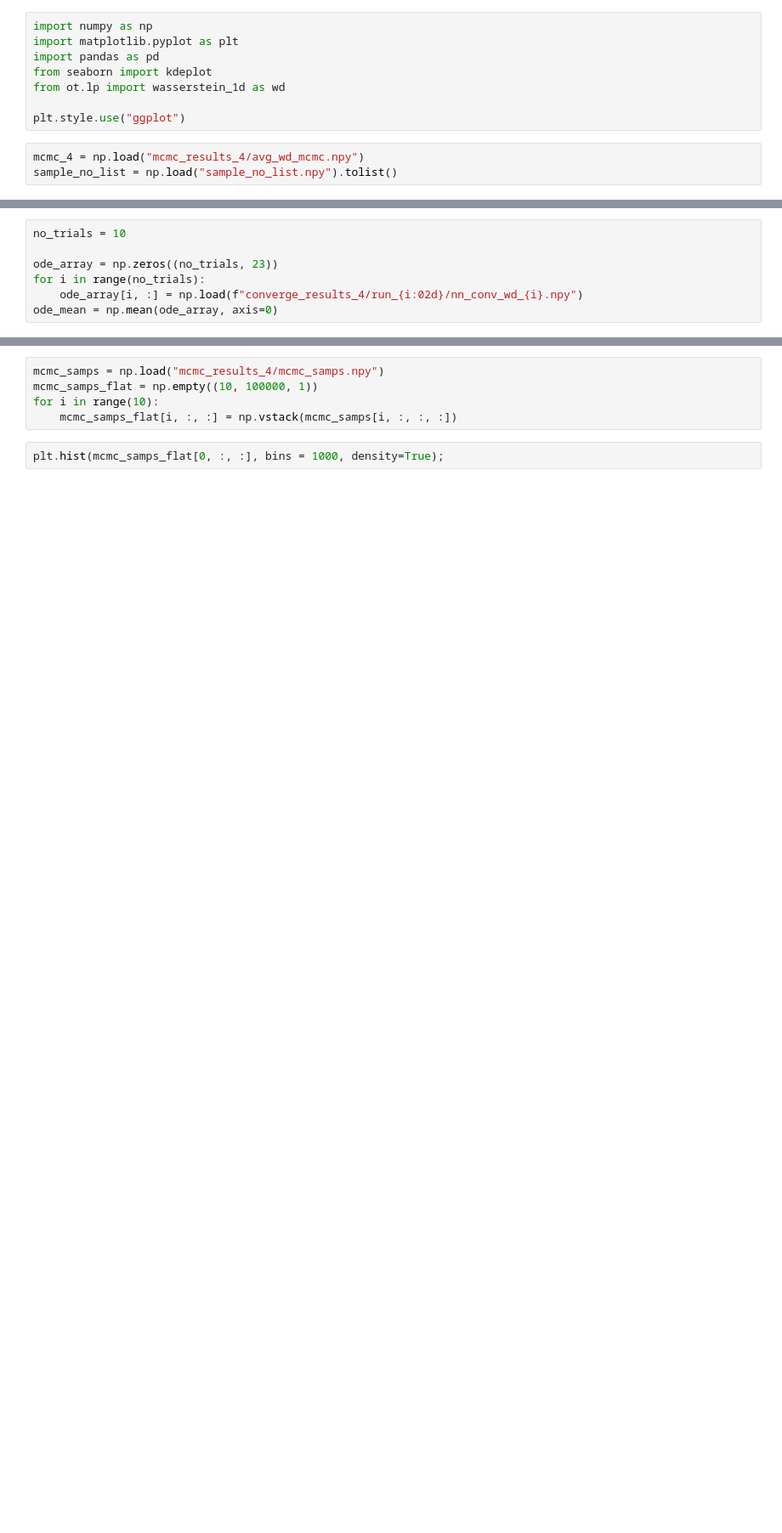
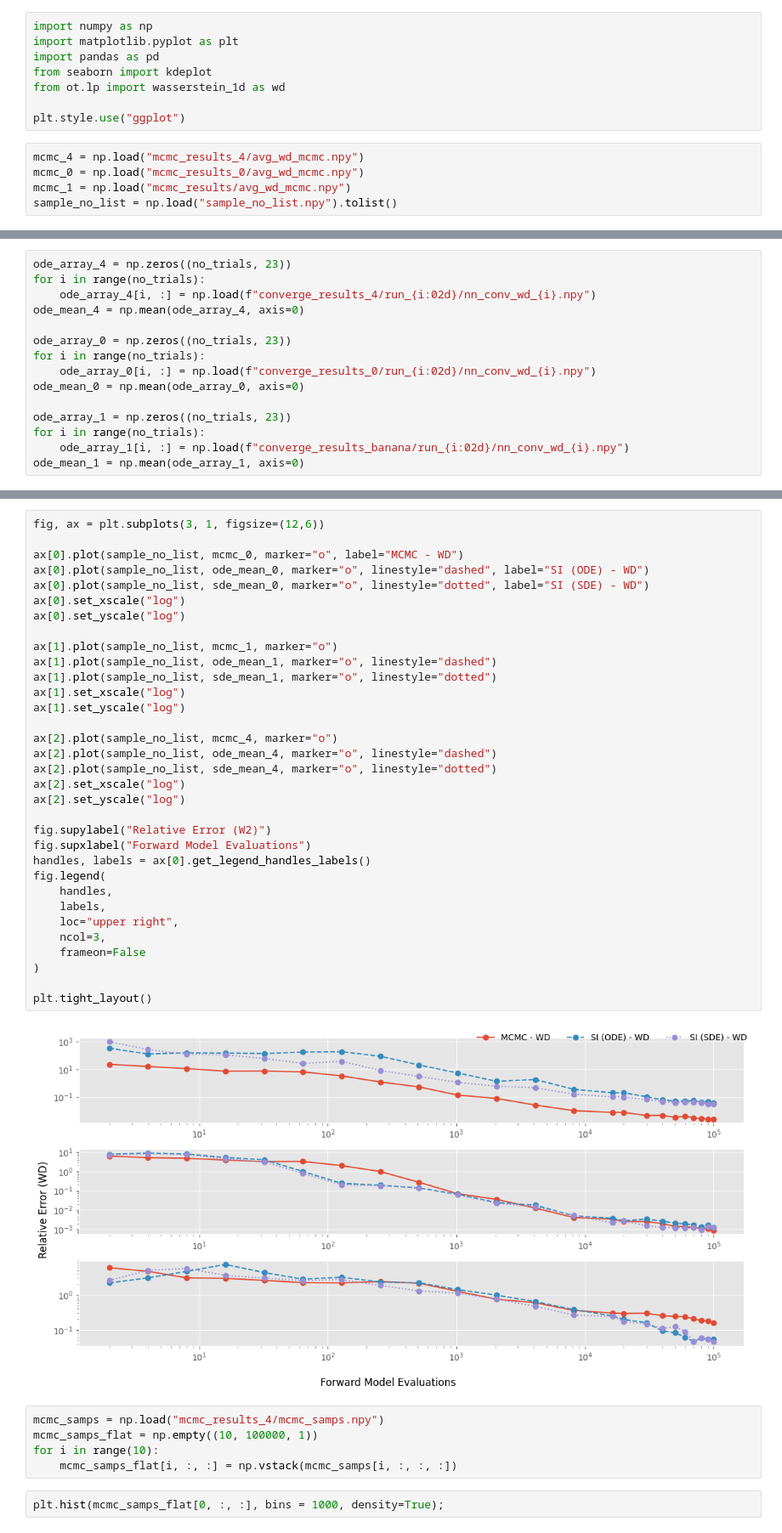
Before and after one commit to abjohnson117/TransportVsMcmcExperiments, a Jupyter notebook: banana/convergence_plots.ipynb, the cells around one changed output, grey strips where cells are left out. Shown at 85% size. Drawn from its saved outputs; the diff is of its cells as text; blank space fills up the shorter version.

```diff
--- a/banana/convergence_plots.ipynb
+++ b/banana/convergence_plots.ipynb
@@ -8,5 +8,7 @@ from ot.lp import wasserstein_1d as wd
 plt.style.use("ggplot")
 # %%
 mcmc_4 = np.load("mcmc_results_4/avg_wd_mcmc.npy")
+mcmc_0 = np.load("mcmc_results_0/avg_wd_mcmc.npy")
+mcmc_1 = np.load("mcmc_results/avg_wd_mcmc.npy")
 sample_no_list = np.load("sample_no_list.npy").tolist()
 # %%
@@ -15,7 +25,15 @@ sde_mean = df_sde.iloc[:, 1].to_numpy()
 # %%
-no_trials = 10
+ode_array_4 = np.zeros((no_trials, 23))
+for i in range(no_trials):
+    ode_array_4[i, :] = np.load(f"converge_results_4/run_{i:02d}/nn_conv_wd_{i}.npy")
+ode_mean_4 = np.mean(ode_array_4, axis=0)
 
-ode_array = np.zeros((no_trials, 23))
+ode_array_0 = np.zeros((no_trials, 23))
 for i in range(no_trials):
-    ode_array[i, :] = np.load(f"converge_results_4/run_{i:02d}/nn_conv_wd_{i}.npy")
-ode_mean = np.mean(ode_array, axis=0)
+    ode_array_0[i, :] = np.load(f"converge_results_0/run_{i:02d}/nn_conv_wd_{i}.npy")
+ode_mean_0 = np.mean(ode_array_0, axis=0)
+
+ode_array_1 = np.zeros((no_trials, 23))
+for i in range(no_trials):
+    ode_array_1[i, :] = np.load(f"converge_results_banana/run_{i:02d}/nn_conv_wd_{i}.npy")
+ode_mean_1 = np.mean(ode_array_1, axis=0)
@@ -39,3 +40,38 @@ plt.legend()
+# %%
+fig, ax = plt.subplots(3, 1, figsize=(12,6))
+
+ax[0].plot(sample_no_list, mcmc_0, marker="o", label="MCMC - WD")
+ax[0].plot(sample_no_list, ode_mean_0, marker="o", linestyle="dashed", label="SI (ODE) - WD")
+ax[0].plot(sample_no_list, sde_mean_0, marker="o", linestyle="dotted", label="SI (SDE) - WD")
+ax[0].set_xscale("log")
+ax[0].set_yscale("log")
+
+ax[1].plot(sample_no_list, mcmc_1, marker="o")
+ax[1].plot(sample_no_list, ode_mean_1, marker="o", linestyle="dashed")
+ax[1].plot(sample_no_list, sde_mean_1, marker="o", linestyle="dotted")
+ax[1].set_xscale("log")
+ax[1].set_yscale("log")
+
+ax[2].plot(sample_no_list, mcmc_4, marker="o")
+ax[2].plot(sample_no_list, ode_mean_4, marker="o", linestyle="dashed")
+ax[2].plot(sample_no_list, sde_mean_4, marker="o", linestyle="dotted")
+ax[2].set_xscale("log")
+ax[2].set_yscale("log")
+
+fig.supylabel("Relative Error (W2)")
+fig.supxlabel("Forward Model Evaluations")
+handles, labels = ax[0].get_legend_handles_labels()
+fig.legend(
+    handles,
+    labels,
+    loc="upper right",
+    ncol=3,
+    frameon=False
+)
+
+plt.tight_layout()
+# %% [output]
+[figure, added]
 # %%
 mcmc_samps = np.load("mcmc_results_4/mcmc_samps.npy")
 mcmc_samps_flat = np.empty((10, 100000, 1))
```
Also changed, not shown: parts of 2 cells of this notebook, 24 other files.
